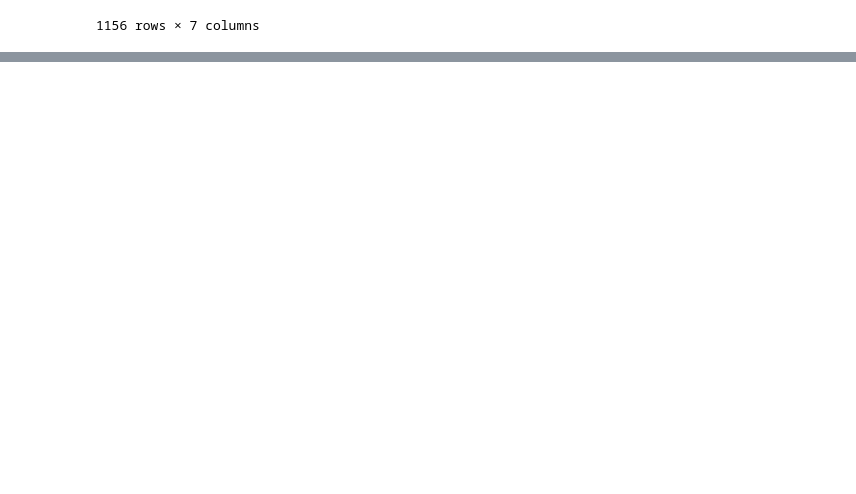
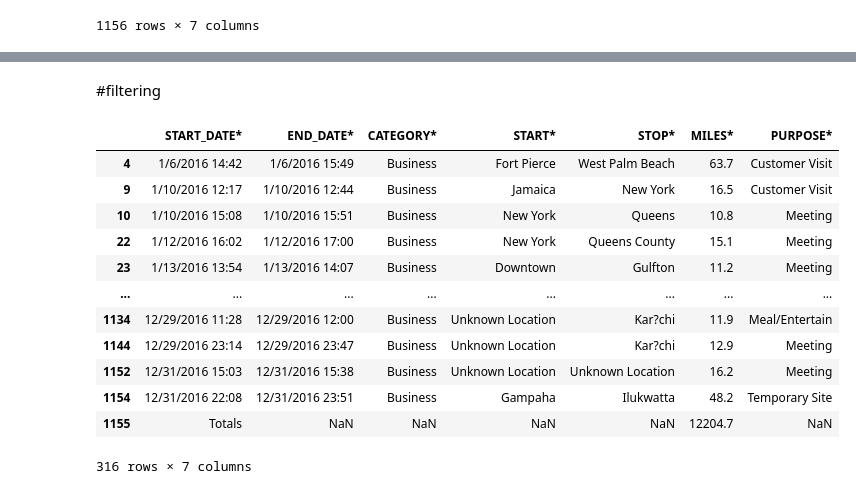
Before and after one commit to Debajyoti212/my-first-jupyter-code, a Jupyter notebook: pandas.ipynb, the cells around one changed output, grey strips where cells are left out. Cells and saved outputs as stored; diff of their text form; code cells hidden in the pictures; blank space fills up the shorter version.

```diff
--- a/pandas.ipynb
+++ b/pandas.ipynb
@@ -23,0 +190,18 @@ df
+# %% [markdown]
+#filtering
+# %%
+df[df["MILES*"]>10]
+# %% [output]
+|  | START_DATE* | END_DATE* | CATEGORY* | START* | STOP* | MILES* | PURPOSE* |
+| 4 | 1/6/2016 14:42 | 1/6/2016 15:49 | Business | Fort Pierce | West Palm Beach | 63.7 | Customer Visit |
+| 9 | 1/10/2016 12:17 | 1/10/2016 12:44 | Business | Jamaica | New York | 16.5 | Customer Visit |
+| 10 | 1/10/2016 15:08 | 1/10/2016 15:51 | Business | New York | Queens | 10.8 | Meeting |
+| 22 | 1/12/2016 16:02 | 1/12/2016 17:00 | Business | New York | Queens County | 15.1 | Meeting |
+| 23 | 1/13/2016 13:54 | 1/13/2016 14:07 | Business | Downtown | Gulfton | 11.2 | Meeting |
+| ... | ... | ... | ... | ... | ... | ... | ... |
+| 1134 | 12/29/2016 11:28 | 12/29/2016 12:00 | Business | Unknown Location | Kar?chi | 11.9 | Meal/Entertain |
+| 1144 | 12/29/2016 23:14 | 12/29/2016 23:47 | Business | Unknown Location | Kar?chi | 12.9 | Meeting |
+| 1152 | 12/31/2016 15:03 | 12/31/2016 15:38 | Business | Unknown Location | Unknown Location | 16.2 | Meeting |
+| 1154 | 12/31/2016 22:08 | 12/31/2016 23:51 | Business | Gampaha | Ilukwatta | 48.2 | Temporary Site |
+| 1155 | Totals | NaN | NaN | NaN | NaN | 12204.7 | NaN |
+316 rows × 7 columns
```
Also changed, not shown: parts of 33 cells of this notebook.
